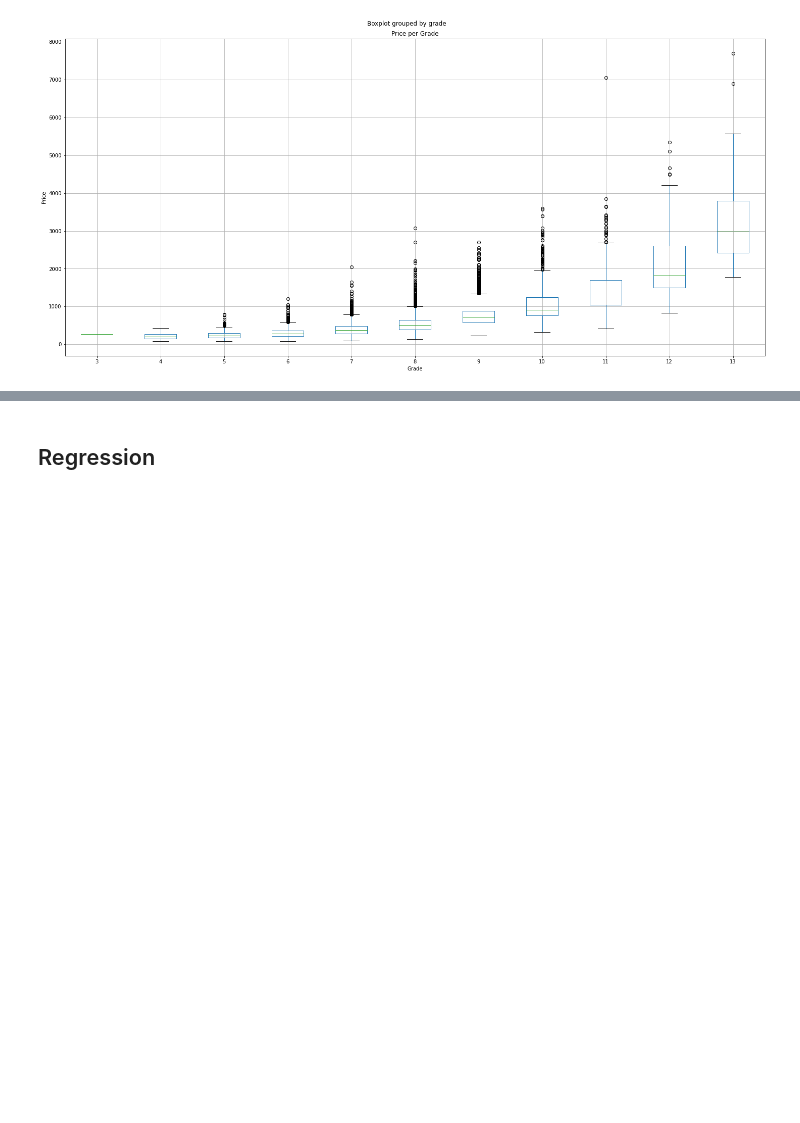
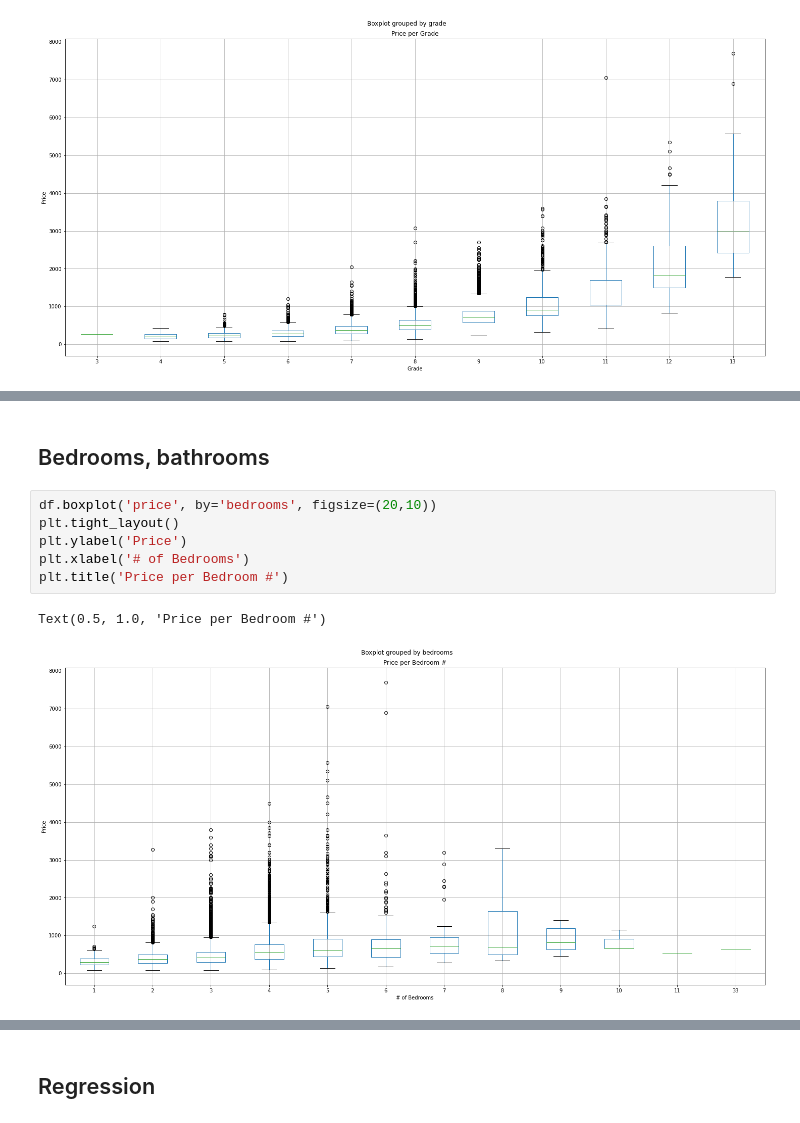
Before and after one commit to CamLadd/Housing_analysis_project, a Jupyter notebook: Data_cleaning.ipynb, the cells around one changed output, grey strips where cells are left out. Drawn from its saved outputs; the diff is of its cells as text; blank space fills up the shorter version.

```diff
--- a/Data_cleaning.ipynb
+++ b/Data_cleaning.ipynb
@@ -473,0 +528,11 @@ mean_count['mean'].plot(kind='bar',ax=ax)
+# %% [markdown]
+## Bedrooms, bathrooms
+# %%
+df.boxplot('price', by='bedrooms', figsize=(20,10))
+plt.tight_layout()
+plt.ylabel('Price')
+plt.xlabel('# of Bedrooms')
+plt.title('Price per Bedroom #')
+# %% [output]
+Text(0.5, 1.0, 'Price per Bedroom #')
+[figure, added]
```
Also changed, not shown: parts of 33 cells of this notebook.
